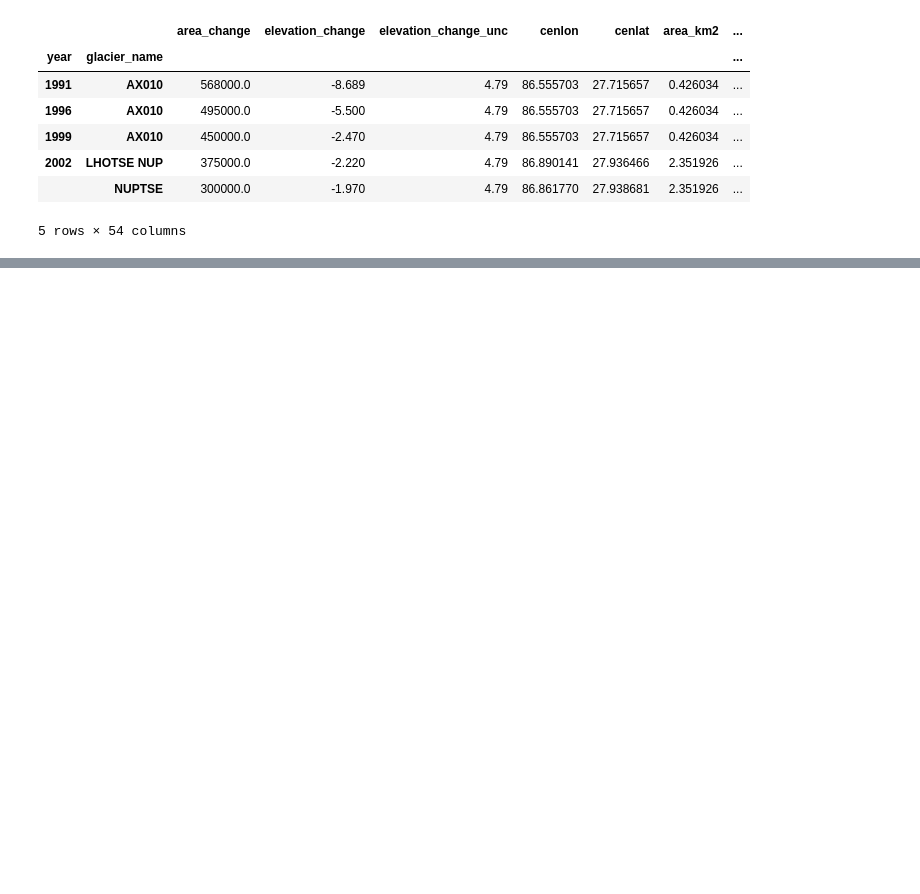
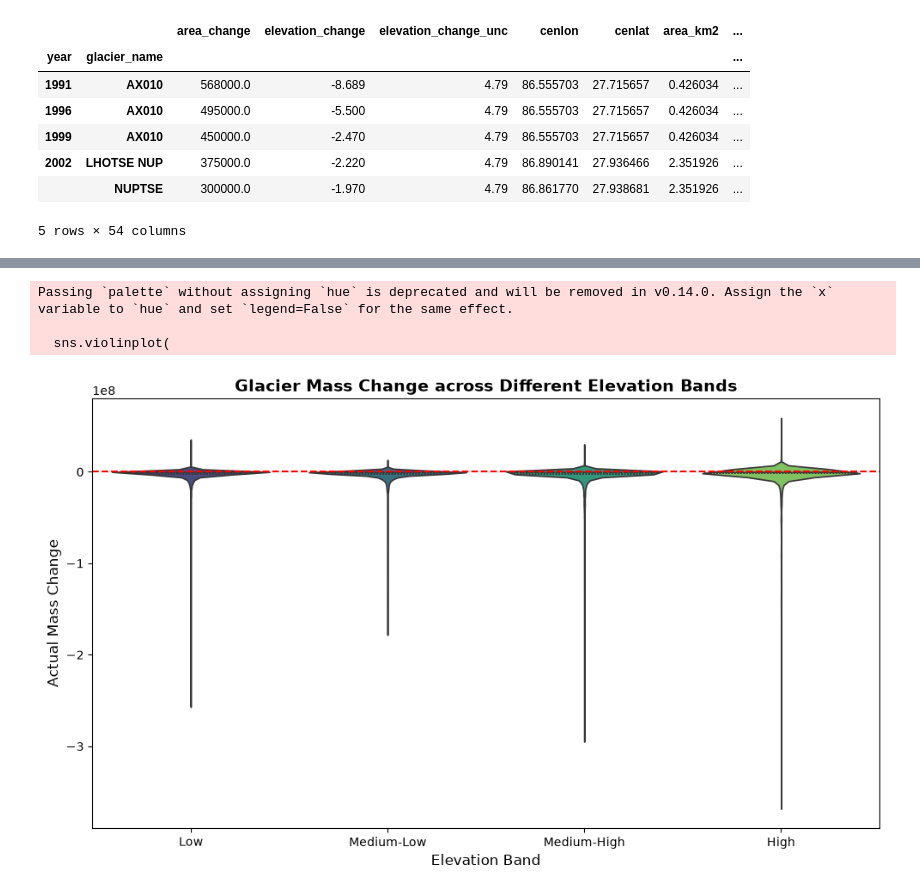
Before and after one commit to sanjiv576/ST7072CEM-Machine-Learning-Assignment, a Jupyter notebook: notebooks/3_eda.ipynb, the cells around one changed output, grey strips where cells are left out. Saved outputs shown, nothing was run; the diff lists cells and outputs as text; code cells hidden in the pictures; blank space fills up the shorter version.

```diff
--- a/notebooks/3_eda.ipynb
+++ b/notebooks/3_eda.ipynb
@@ -143,0 +148,24 @@ fig.show()
+# %%
+plt.figure(figsize=(10, 6))
+# creating elevation bins for a cleaner plot
+df_clean['elevation_band'] = pd.qcut(df_clean['zmed_m'], q=4, labels=['Low', 'Medium-Low', 'Medium-High', 'High'])
+
+sns.violinplot(
+    data=df_clean,
+    x='elevation_band',
+    y='actual_mass_change',
+    palette='viridis',
+    inner='quartile'
+)
+plt.axhline(0, color='red', linestyle='--', linewidth=1.5)
+plt.title('Glacier Mass Change across Different Elevation Bands', fontsize=14, fontweight='bold')
+plt.xlabel('Elevation Band', fontsize=12)
+plt.ylabel('Actual Mass Change', fontsize=12)
+plt.tight_layout()
+plt.savefig('../plots/eda/elevation_vs_mass_change.png', dpi=300, bbox_inches='tight')
+plt.show()
+# %% [output]
+Passing `palette` without assigning `hue` is deprecated and will be removed in v0.14.0. Assign the `x` variable to `hue` and set `legend=False` for the same effect.
+
+  sns.violinplot(
+[figure, added]
```
Also changed, not shown: parts of 23 cells of this notebook.
